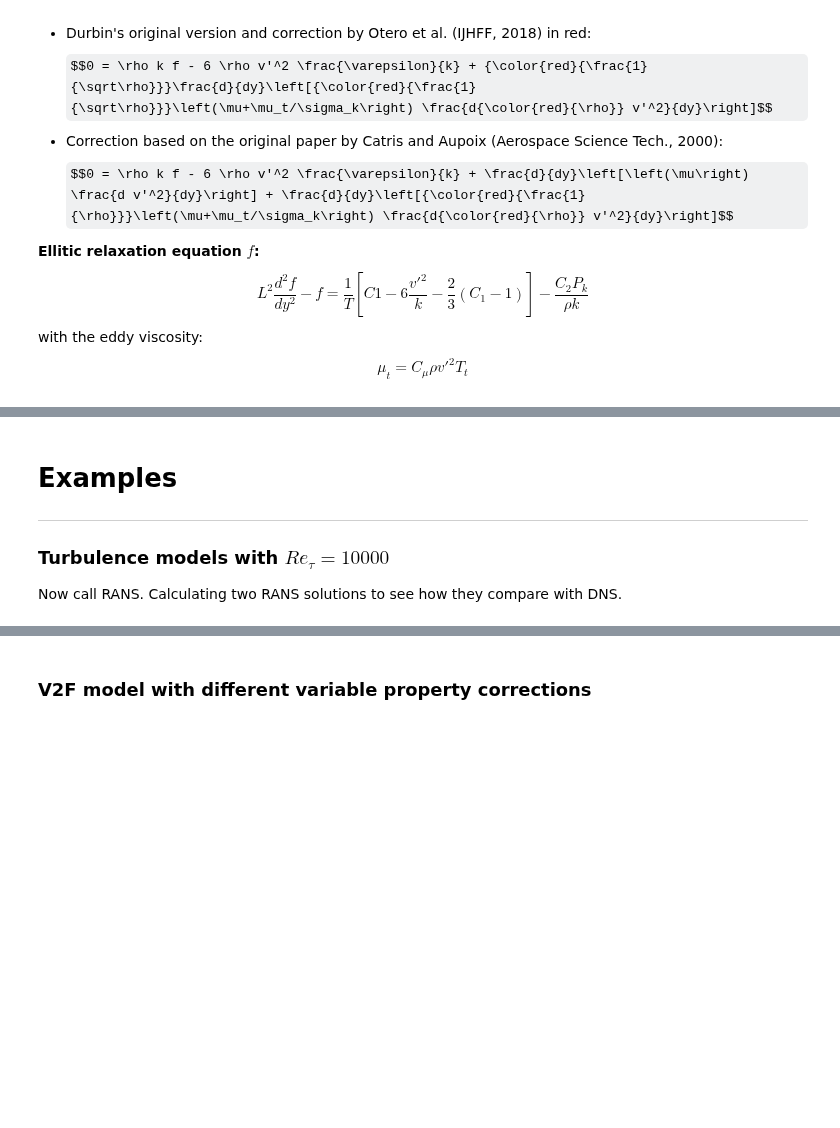
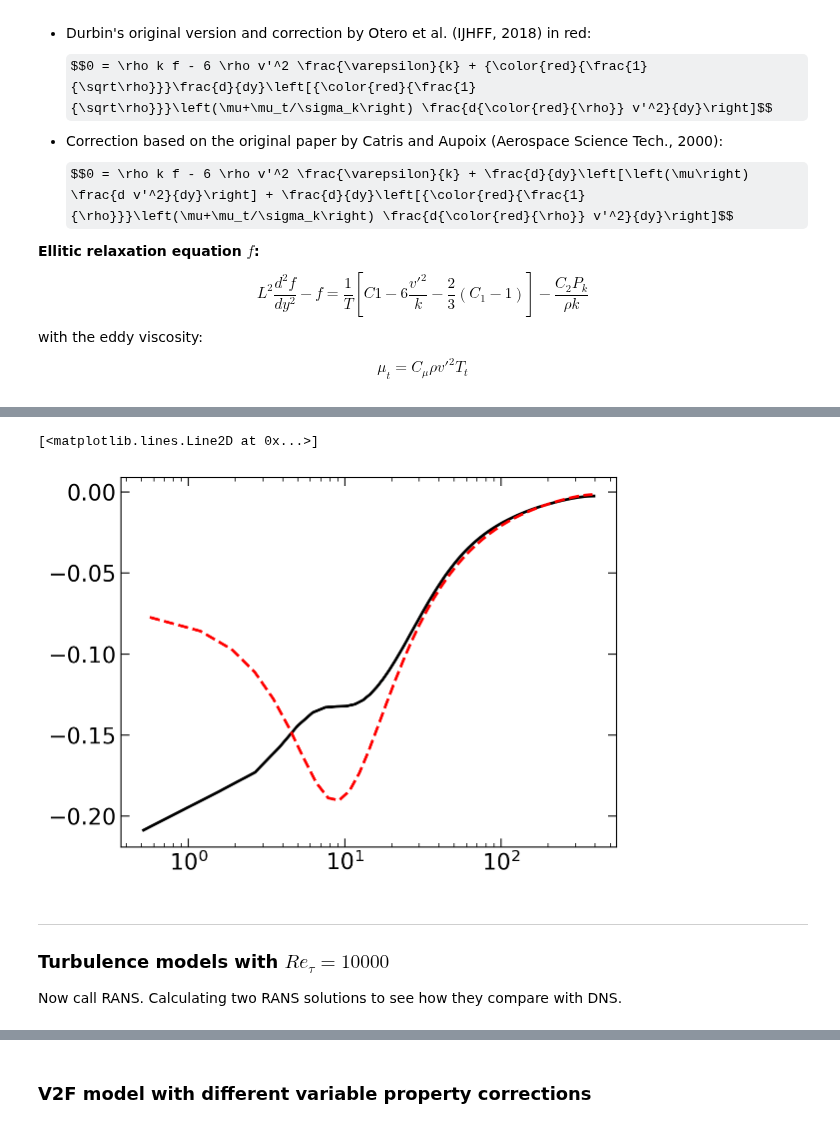
Before and after one commit to Fluid-Dynamics-Of-Energy-Systems-Team/RANS_Channel, a Jupyter notebook: main.ipynb, the cells around one changed output, grey strips where cells are left out. Cells and saved outputs as stored; diff of their text form; code cells hidden in the pictures; some formulas as TeX source; blank space fills up the shorter version.

```diff
--- a/main.ipynb
+++ b/main.ipynb
@@ -1033,6 +1073,11 @@ class V2F:
+# %%
+# eps
+plt.semilogx(DNS['ypl'][1:], DNS['eps'][1:], '-', lw=2, color='0.0', label='DNS')
+plt.semilogx(sol['ypl'][1:mesh.n//2], -sol['e'][1:mesh.n//2]/DNS['ReTau'], 'r--', lw=2, label='k-eps model')
+# %% [output]
+[<matplotlib.lines.Line2D at 0x...>]
+[figure, added]
 # %% [markdown]
-#
-# Examples
 ---
 ### Turbulence models with $Re_\tau=10000$
 Now call RANS. Calculating two RANS solutions to see how they compare with DNS.
```
Also changed, not shown: parts of 5 cells of this notebook.
